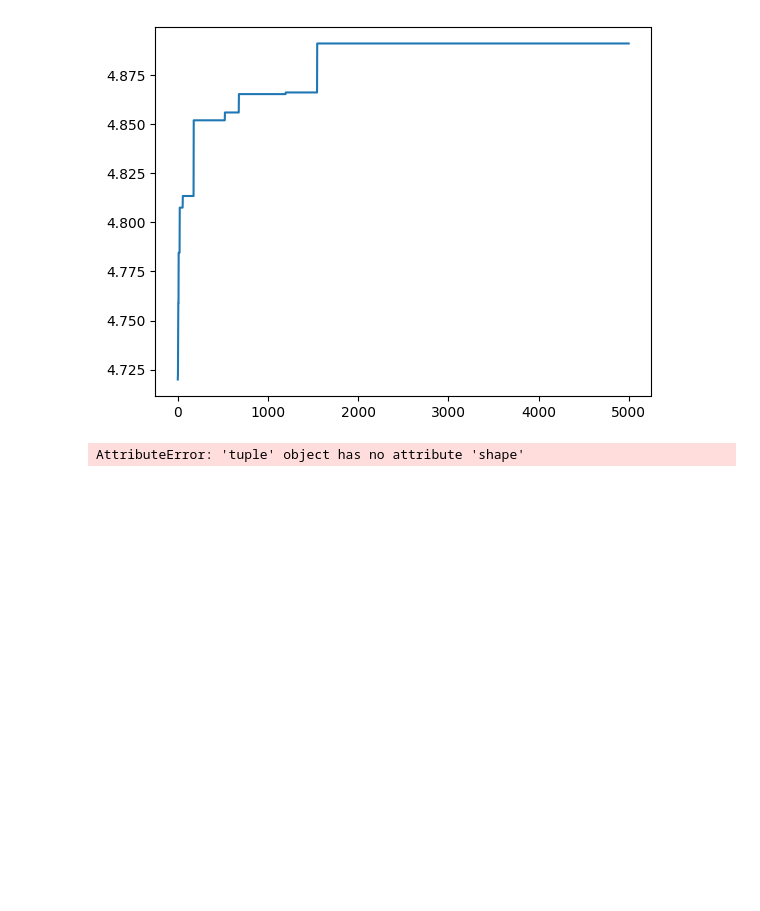
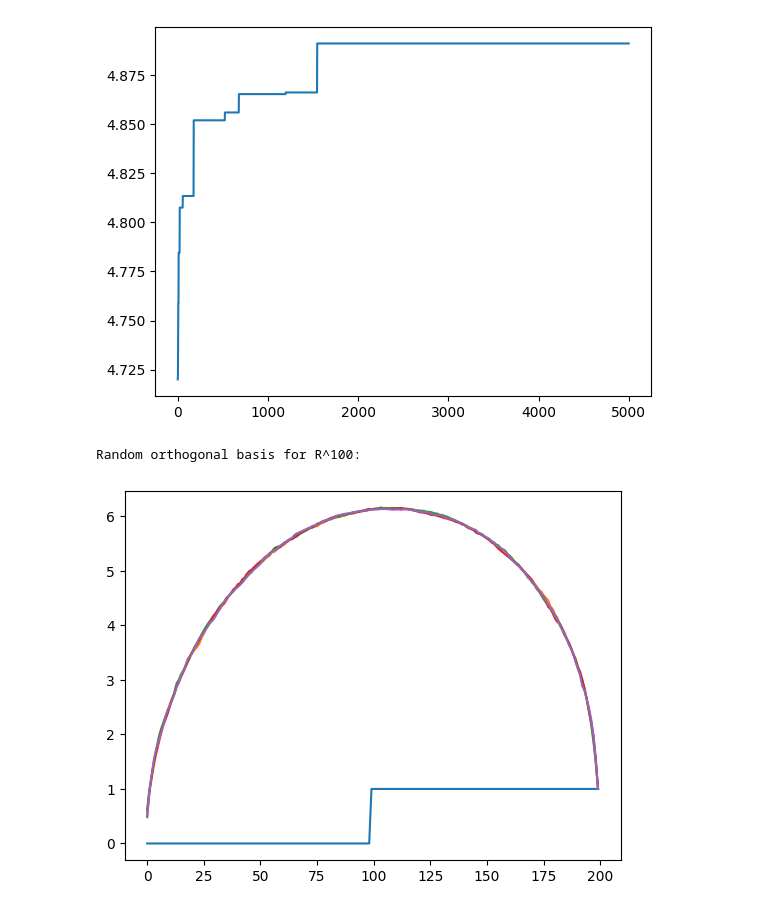
Before and after one commit to DavideZFC/FunctionalAnalysis, a Jupyter notebook: script.ipynb, the cells around one changed output. Cells and saved outputs as stored; diff of their text form; code cells hidden in the pictures; blank space fills up the shorter version.

Commit message:
simulation matrix

```diff
--- a/script.ipynb
+++ b/script.ipynb
@@ -89,7 +89,66 @@ plt.plot(best_list)
 # %% [output]
 [<matplotlib.lines.Line2D at 0x...>]
 [figure]
-# %%
-Afull.shape
-# %% [output]
-AttributeError: 'tuple' object has no attribute 'shape'
+# %%
+import numpy as np
+
+def random_orthogonal_basis(k, attack=False):
+    """
+    Generates a random orthogonal basis for R^k.
+
+    Parameters:
+    k (int): Dimension of the space.
+
+    Returns:
+    np.ndarray: A k x k orthogonal matrix whose columns form an orthogonal basis.
+    """
+    # Generate a random k x k matrix with entries from a standard normal distribution
+    A = np.random.randn(k, k)
+    if attack:
+        # correct A to start with the cursed vector
+        A[:,0] = -np.ones(k)
+        A[0,0] = k**(1/2)
+        A = A.T
+    # Perform QR decomposition on A
+    Q, R = np.linalg.qr(A)
+    return Q
+
+# Example usage:
+k = 100  # Dimension of the space
+basis = random_orthogonal_basis(k)
+print(f"Random orthogonal basis for R^{k}:")
+# %% [output]
+Random orthogonal basis for R^100:
+# %%
+def inf(matrix):
+    """
+    Computes the infinity norm of a matrix.
+
+    Parameters:
+    matrix (array-like): A 2D list or NumPy array representing the matrix.
+
+    Returns:
+    float: The infinity norm of the matrix.
+    """
+    # Ensure the input is a NumPy array
+    matrix = np.array(matrix)
+
+    # Compute the infinity norm
+
+    infinity_norm = np.sort(np.sum(np.abs(matrix), axis=1))[int(k/2)] #np.max(np.sum(np.abs(matrix), axis=1))
+    return infinity_norm
+# %%
+k = 200
+N = 5
+x = np.arange(k)
+basis = np.identity(k)
+for _ in range(N):
+    mat = np.zeros((k,k))
+    li = np.zeros(k)
+    for d in range(k):
+        mat += np.dot(basis[:,d:d+1], basis[:,d:d+1].T)
+        li[d] = inf(mat)
+    basis = random_orthogonal_basis(k)
+    plt.plot(x, li)
+# %% [output]
+[figure, added]
```
